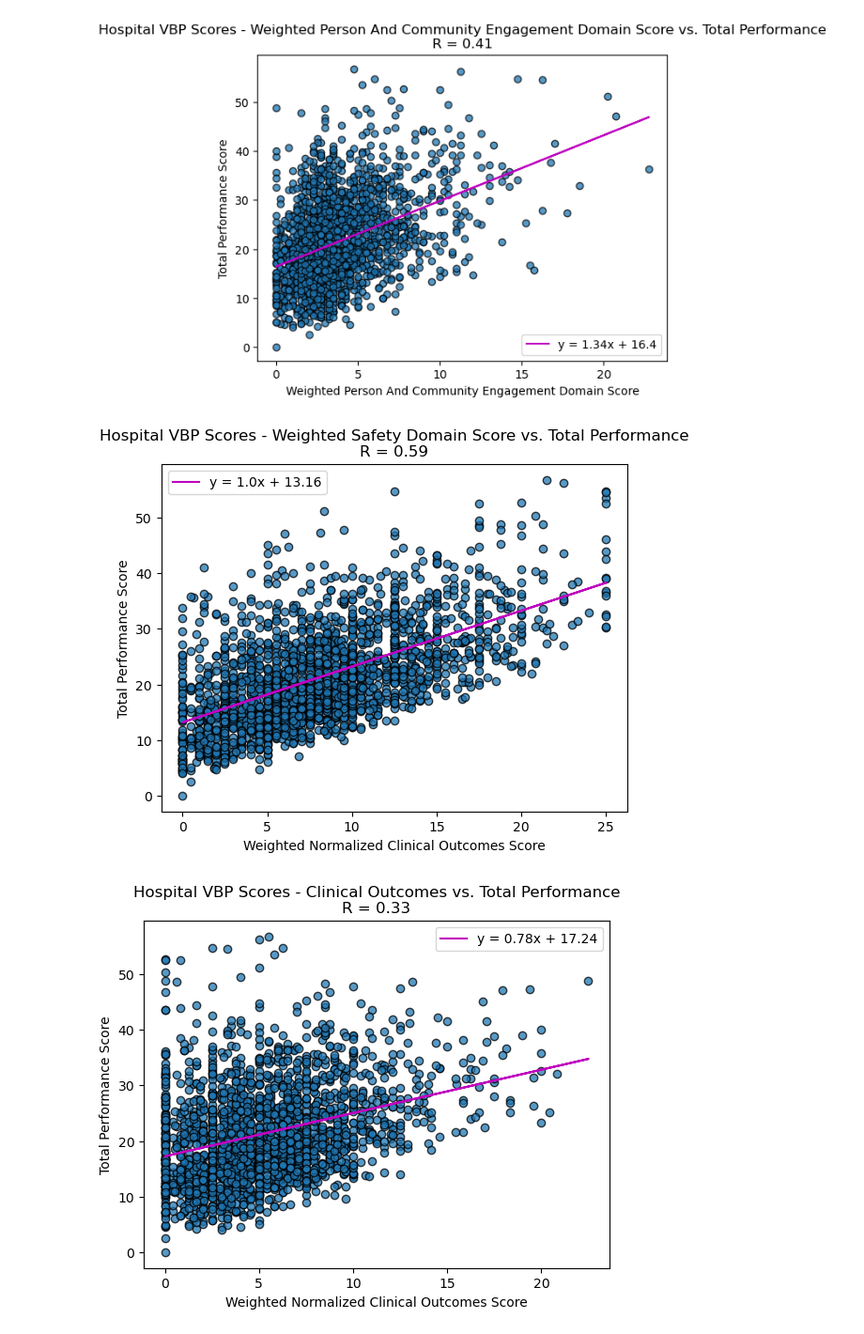
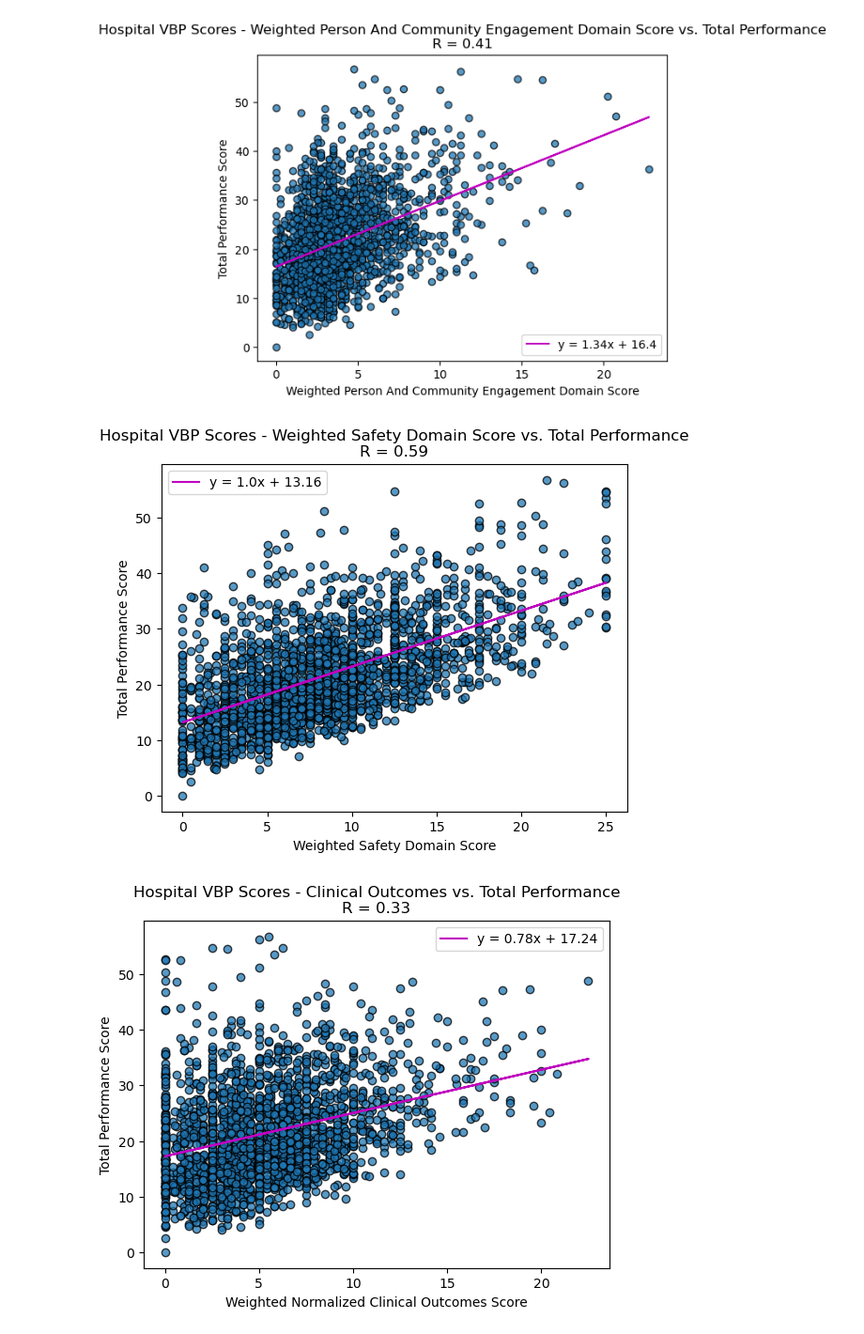
Before and after one commit to ElizabethVandergrift/Hospital_Metrics_Analysis, a Jupyter notebook: Project-1.ipynb, the cells around one changed output. Shown at 94% size. Drawn from its saved outputs; the diff is of its cells as text; code cells hidden in the pictures.

```diff
--- a/Project-1.ipynb
+++ b/Project-1.ipynb
@@ -242,14 +246,14 @@ plt.show()
 # %%
 # Linear regression Safety and Total Performance
 
 plot_linear_regression(new_hospital_data_df['Weighted Safety Domain Score'], new_hospital_data_df['Total Performance Score'],
-                       'Weighted Normalized Clinical Outcomes Score',
+                       'Weighted Safety Domain Score',
                        'Total Performance Score',
                        'Hospital VBP Scores - Weighted Safety Domain Score vs. Total Performance', (10, 270))
 
 plt.show()
 # %% [output]
-[figure, old version]
+[figure, new version]
 # %%
 # Linear regression Clinical Outcomes and Total Performance
 
```
Also changed, not shown: parts of 14 cells of this notebook, 2 other files.
